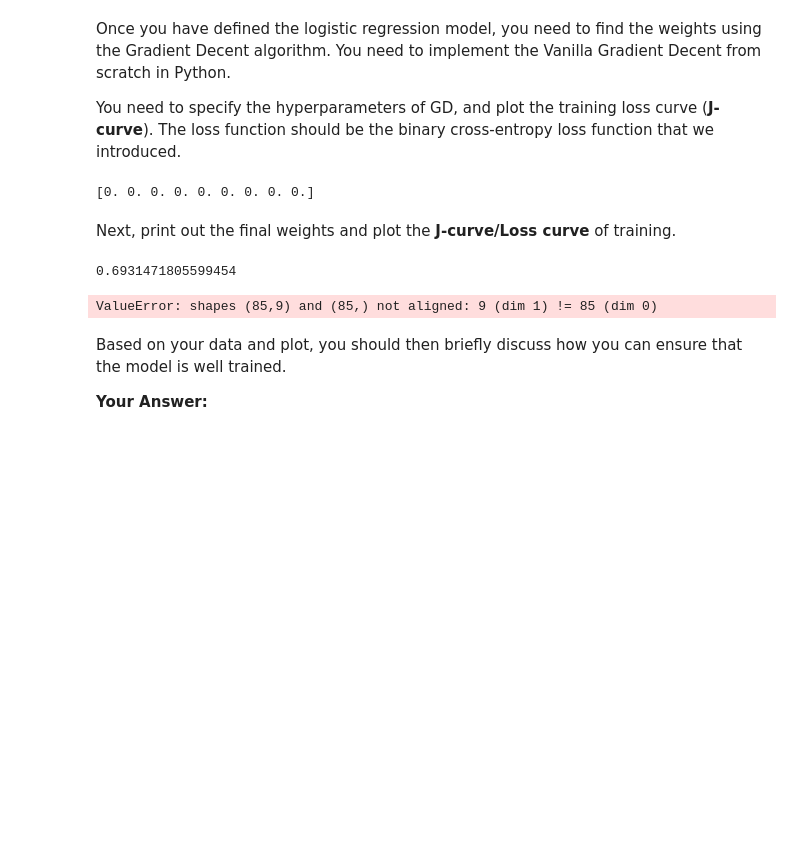
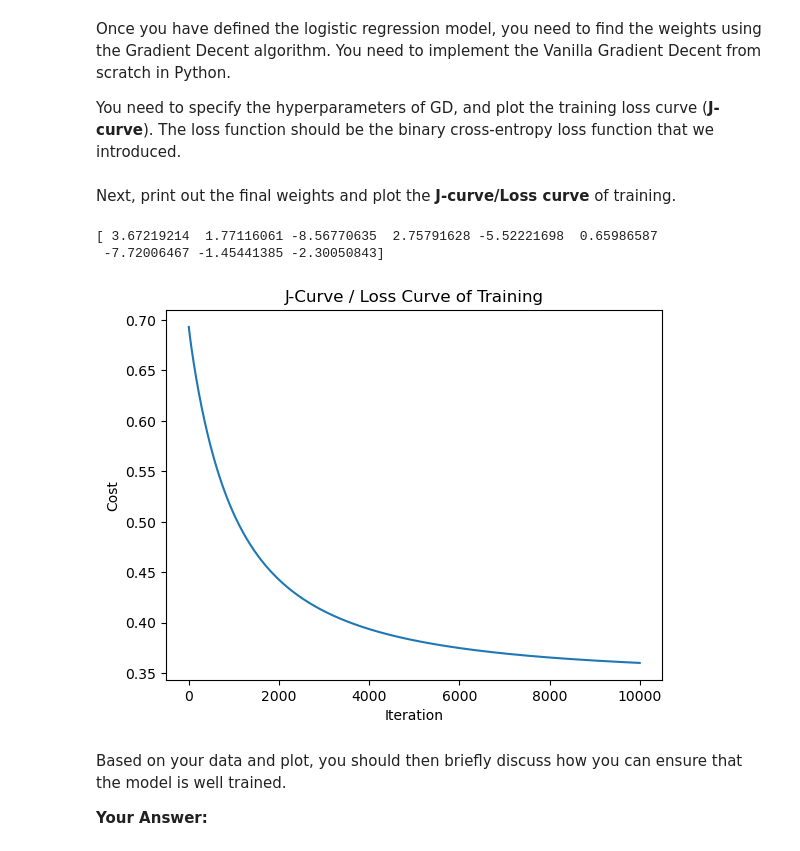
Before and after one commit to anuprid/Machine-Learning, a Jupyter notebook: homework 3/dominic_anupriya_P3.ipynb, the cells around one changed output. Saved outputs shown, nothing was run; the diff lists cells and outputs as text; code cells hidden in the pictures; blank space fills up the shorter version.

```diff
--- a/homework 3/dominic_anupriya_P3.ipynb
+++ b/homework 3/dominic_anupriya_P3.ipynb
@@ -71,22 +71,7 @@ import numpy as np
 from tabulate import tabulate
 x1, x2, y = np.loadtxt('P3train.txt', skiprows = 1, unpack = True)
 x1_test, x2_test, y_test = np.loadtxt('P3test.txt', skiprows = 1, unpack = True)
-#x = np.column_stack([np.ones(len(x1)),x1, np.power(x1, 2), x2, x1*x2, x1*np.power(x2, 2), np.power(x2, 2), np.power(x1, 2)* x2, np.power(x1, 2)*np.power(x2, 2)])
-#X = np.matrix(x)
-#print(x.shape)
-#print(X)
-X = np.column_stack([
-    np.ones(len(x1)),                   # Bias term (1 for each data point)
-    x1,                                 # x1
-    np.power(x1, 2),                    # x1^2
-    x2,                                 # x2
-    x1 * x2,                            # x1 * x2
-    x1 * np.power(x2, 2),               # x1 * x2^2
-    np.power(x2, 2),                    # x2^2
-    np.power(x1, 2) * x2,               # x1^2 * x2
-    np.power(x1, 2) * np.power(x2, 2)   # x1^2 * x2^2
-])
-
+X = np.column_stack([np.ones(len(x1)), x1, np.power(x1, 2), x2, x1 * x2, x1 * np.power(x2, 2), np.power(x2, 2), np.power(x1, 2) * x2,np.power(x1, 2) * np.power(x2, 2)])
 X = X.T
 print(X.shape)
 ##############################################################################
@@ -150,6 +135,14 @@ def compute_wTx(x1, x2, w):
 ##############################################################################
 #                              END OF YOUR CODE                              #
 ##############################################################################
+# %%
+def logistic_model(X, w):
+    e_z = np.exp(-(compute_z(X, w)))
+    y_pred = 1 / (1 + (e_z))
+    return y_pred
+def compute_z(X, w):
+    z = np.dot(X.T, w)
+    return z
 # %% [markdown]
 ## Optimization using Gradient Decent
 # %% [markdown]
@@ -162,7 +155,7 @@ You need to specify the hyperparameters of GD, and plot the training loss curve
 ##############################################################################
 # Define the hyperparameters:
 # Numbers of epoch (epoch_num), learning rate (lr), and the initial weights(w)
-epoch_num = 1000
+epoch_num = 10000
 lr = 0.1
 w = np.zeros(9)
 cost_history = []
@@ -175,51 +168,49 @@ def cross_entropy_loss(y_pred,y):
     return J
 
 # Calculate the gradient function:
-def gradient_func(w,X,y,y_pred,x1, x2):
-    y_pred = logistic_model(x1, x2, w)
+def gradient_func(w,X,y):
+    #y_pred = logistic_model(x1, x2, w)
+    y_pred = logistic_model(X, w)
     J = cross_entropy_loss(y_pred,y)
-    print(J)
     #J.reshape(-1, 1)
     #gradient_value = w - (lr * J * X)
     #gradient_value = np.dot(X.T, J) / len(y)
     error = y_pred - y
-    gradient_value = np.dot(X.T, error) / len(y)
+    gradient_value = np.dot(X, error) / len(y)
     return gradient_value
 
 # Implement the Gradient decent algorithm using for loop
-def Vanilla_GD(epoch_num,lr,w,X,y,x1,x2):
+def Vanilla_GD(epoch_num,lr,w,X,y):
     for epoch in range(epoch_num):
-        gradient = gradient_func(w,X,y,y_pred,x1, x2)
+        gradient = gradient_func(w,X,y)
         w = w - lr * gradient
     return w
 ##############################################################################
 #                              END OF YOUR CODE                              #
 ##############################################################################
-# %% [output]
-[0. 0. 0. 0. 0. 0. 0. 0. 0.]
 # %% [markdown]
 Next, print out the final weights and plot the **J-curve/Loss curve** of training.
 # %%
 ##############################################################################
 #                     TODO: Plot the J curve                                 #
 ##############################################################################
 # Print out the final weights
-w = Vanilla_GD(epoch_num,lr,w,X,y,x1,x2)
+w = Vanilla_GD(epoch_num,lr,w,X,y)
 print(w)
-print(cost_history)
 # Plot the J curve w.r.t. the iteration numbers
 import matplotlib.pyplot as plt
 plt.plot(range(epoch_num), cost_history)
 plt.xlabel('Iteration')
 plt.ylabel('Cost')
 plt.title('J-Curve / Loss Curve of Training')
 plt.show()
 ##############################################################################
 #                              END OF YOUR CODE                              #
 ##############################################################################
 # %% [output]
-0.6931471805599454
+[ 3.67219214  1.77116061 -8.56770635  2.75791628 -5.52221698  0.65986587
+ -7.72006467 -1.45441385 -2.30050843]
-ValueError: shapes (85,9) and (85,) not aligned: 9 (dim 1) != 85 (dim 0)
+[figure, added]
 # %% [markdown]
 Based on your data and plot, you should then briefly discuss how you can ensure that the model is well trained.
 
```
Also changed, not shown: parts of 5 cells of this notebook.
